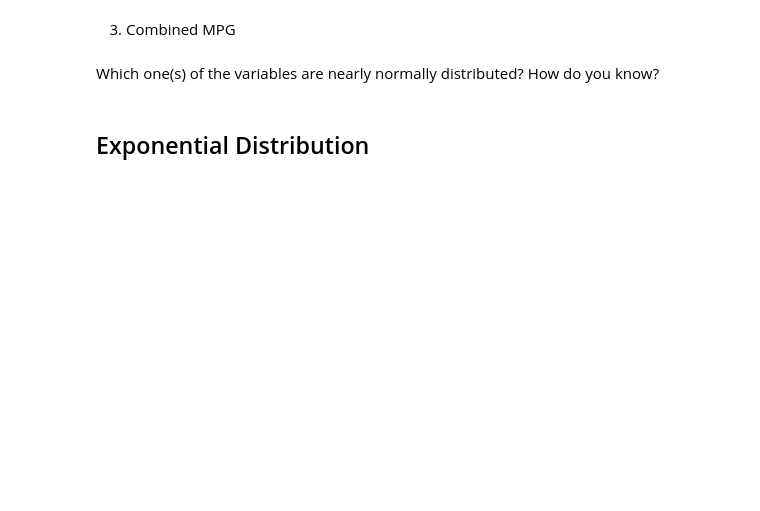
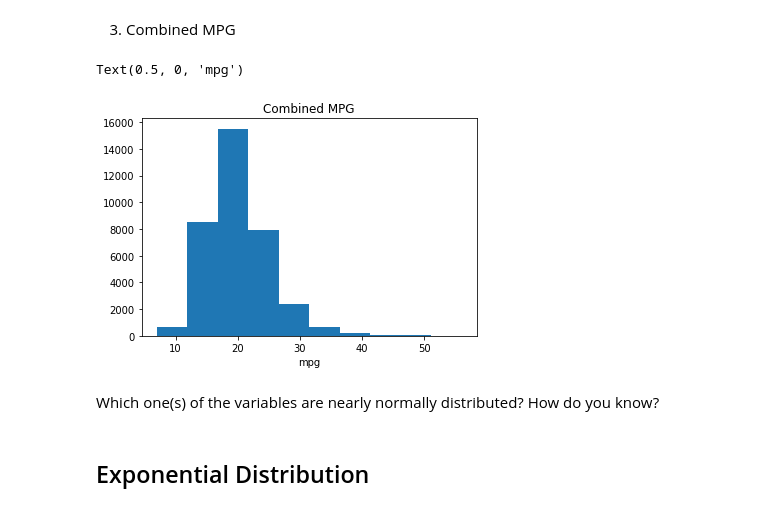
Before and after one commit to 4thSword/datamad0819, a Jupyter notebook: module-2/lab-continuous-probability-distribution/your-code/main.ipynb, the cells around one changed output. Saved outputs shown, nothing was run; the diff lists cells and outputs as text; code cells hidden in the pictures; blank space fills up the shorter version.

```diff
--- a/module-2/lab-continuous-probability-distribution/your-code/main.ipynb
+++ b/module-2/lab-continuous-probability-distribution/your-code/main.ipynb
@@ -111,2 +140,11 @@ Then plot the histograms for the following variables:
+# %%
+# your code here
+fig, ax = plt.subplots(1,1)
+ax.hist(df['Combined MPG'])
+ax.set_title('Combined MPG')
+ax.set_xlabel('mpg')
+# %% [output]
+Text(0.5, 0, 'mpg')
+[figure, added]
 # %% [markdown]
 Which one(s) of the variables are nearly normally distributed? How do you know?
```
Also changed, not shown: parts of 12 cells of this notebook.
